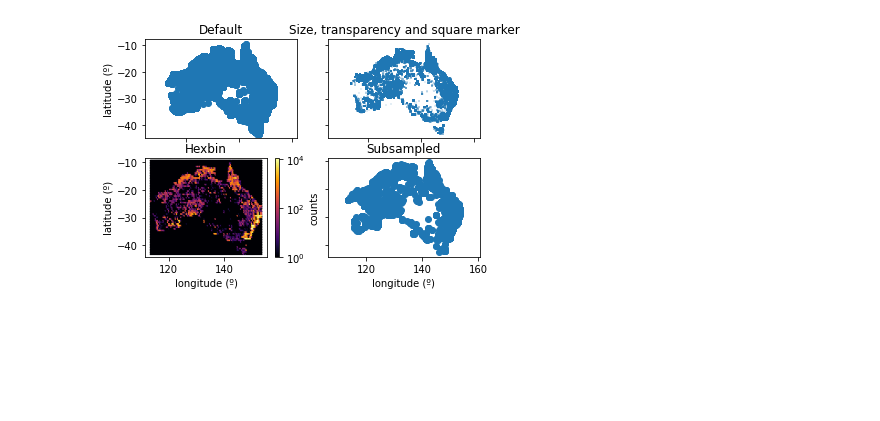
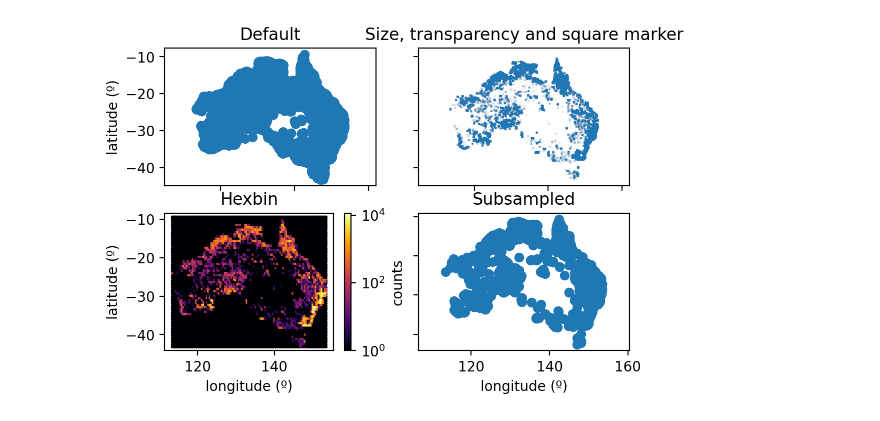
Before and after one commit to ungaroluis/applied-ml-2020, a Jupyter notebook: hw1/main.ipynb, the cells around one changed output. Drawn from its saved outputs; the diff is of its cells as text; code cells hidden in the pictures; blank space fills up the shorter version.

Commit message:
- Changed image display settings

```diff
--- a/hw1/main.ipynb
+++ b/hw1/main.ipynb
@@ -2,10 +2,12 @@
 # Imports
 
 import pandas as pd
+import numpy as np
 import matplotlib.pyplot as plt
-import numpy as np
 
 %matplotlib inline
+%config InlineBackend.figure_format = 'retina'
+plt.rcParams['figure.dpi'] = 100
 # %%
 # Data reading
 
@@ -27,33 +29,33 @@ data.sample(10)
 # %%
 fig, ax = plt.subplots(2, 2)
 
 # Common settings
 for a in ax.flat:
     a.axis('equal')
     a.set_xlabel('longitude (º)')
     a.set_ylabel('latitude (º)')
     a.label_outer()
 
 # Matplotlib defaults
 ax[0, 0].scatter(data['longitude'], data['latitude'])
 ax[0, 0].set_title('Default')
 
-# Size and transparency
-size = data['scan'] * data['track'] * 5 # The latter is just a scale factor to set the desired size
-ax[0, 1].scatter(data['longitude'], data['latitude'], alpha=.1, s=size, marker='s')
+# Size, transparency and square marker
+size = data['scan'] * data['track'] # The latter is just a scale factor to set the desired size
+ax[0, 1].scatter(data['longitude'], data['latitude'], alpha=.01, s=size, marker='s')
 ax[0, 1].set_title('Size, transparency and square marker')
 
 # Hexbin
 hb = ax[1, 0].hexbin(data['longitude'], data['latitude'], gridsize=100, bins='log', cmap='inferno')
 fig.colorbar(hb, ax=ax[1, 0]).set_label('counts')
 ax[1, 0].set_title('Hexbin')
 
 # Subsampled
 n_samples = len(data.index)
-samples = np.random.choice(n_samples, int(n_samples/100))
+samples = np.random.choice(n_samples, int(n_samples/200))
 ax[1, 1].scatter(data.loc[samples, 'longitude'], data.loc[samples, 'latitude'])
 ax[1, 1].set_title('Subsampled')
 
 plt.show()
 # %% [output]
-[figure, old version]
+[figure, new version]
```
Also changed, not shown: parts of 1 cell of this notebook.
